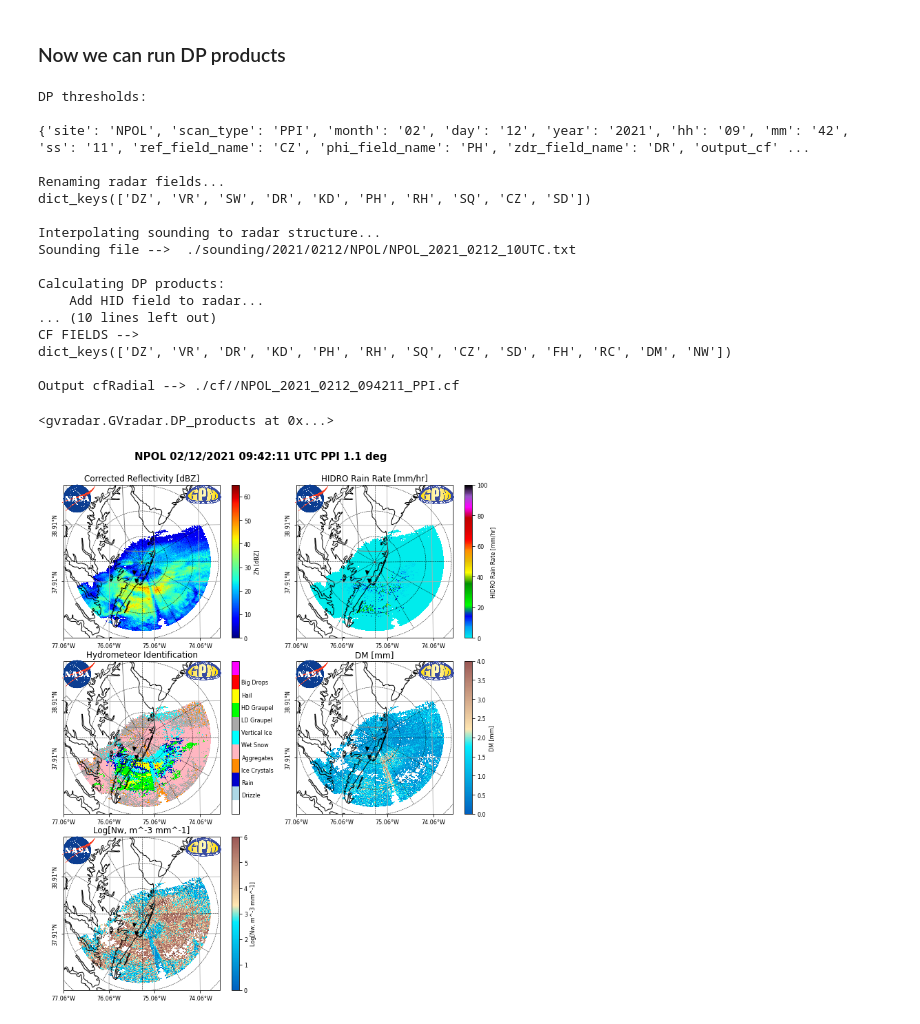
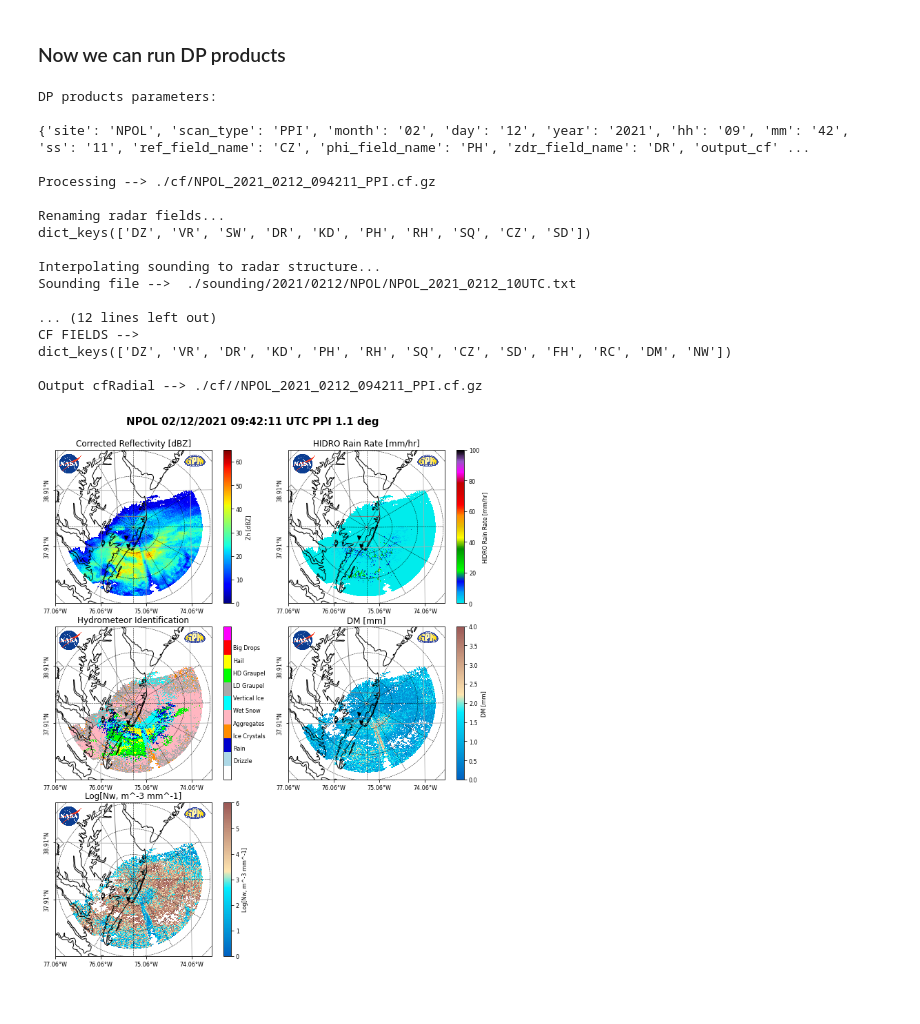
Before and after one commit to GPM-GV/GVradar, a Jupyter notebook: Notebooks/GVradar.ipynb, the cells around one changed output. Drawn from its saved outputs; the diff is of its cells as text; code cells hidden in the pictures.

```diff
--- a/Notebooks/GVradar.ipynb
+++ b/Notebooks/GVradar.ipynb
@@ -142,8 +131,7 @@ Plotting PPI images...
 # %%
 # Place the QC output into radar structure
 
-cf_file = './cf/NPOL_2021_0212_094211_PPI.cf'
-radar = pyart.io.read(cf_file, file_field_names=True)
+cf_file = './cf/NPOL_2021_0212_094211_PPI.cf.gz'
 # %% [markdown]
 ### Set DP product options
 # %%
@@ -162,34 +150,27 @@ kwargs_product.update({'plot_images': True, 'plot_single': False,
 # A Sounding is needed for DP products, sounding type can be; uwy, ruc, ruc_archive)
 kwargs_product.update({'use_sounding': True, 'sounding_type': 'ruc_archive',
                        'sounding_dir': './sounding/'})
-
-
-# Get site name and date time from radar and add to kwargs
-site_time = cm.get_site_date_time(radar)
-kwargs_product = {**site_time, **kwargs_product}
 # %% [markdown]
 ### Now we can run DP products
 # %%
-print('DP thresholds:', '', kwargs_product, sep='\n')
-
-GVradar.DP_products(radar, **kwargs_product)
+d = GVradar.DP_products(cf_file, **kwargs_product)
+d.run_DP_products()
 # %% [output]
-DP thresholds:
+DP products parameters:
 
 {'site': 'NPOL', 'scan_type': 'PPI', 'month': '02', 'day': '12', 'year': '2021', 'hh': '09', 'mm': '42', 'ss': '11', 'ref_field_name': 'CZ', 'phi_field_name': 'PH', 'zdr_field_name': 'DR', 'output_cf' ...
+
+Processing --> ./cf/NPOL_2021_0212_094211_PPI.cf.gz
 
 Renaming radar fields...
 dict_keys(['DZ', 'VR', 'SW', 'DR', 'KD', 'PH', 'RH', 'SQ', 'CZ', 'SD'])
 
 Interpolating sounding to radar structure...
 Sounding file -->  ./sounding/2021/0212/NPOL/NPOL_2021_0212_10UTC.txt
 
-Calculating DP products:
-    Add HID field to radar...
-... (10 lines left out)
+... (12 lines left out)
 CF FIELDS -->
 dict_keys(['DZ', 'VR', 'DR', 'KD', 'PH', 'RH', 'SQ', 'CZ', 'SD', 'FH', 'RC', 'DM', 'NW'])
 
-Output cfRadial --> ./cf//NPOL_2021_0212_094211_PPI.cf
+Output cfRadial --> ./cf//NPOL_2021_0212_094211_PPI.cf.gz
-<gvradar.GVradar.DP_products at 0x...>
-[figure, old version]
+[figure, new version]
```
Also changed, not shown: parts of 7 cells of this notebook.
